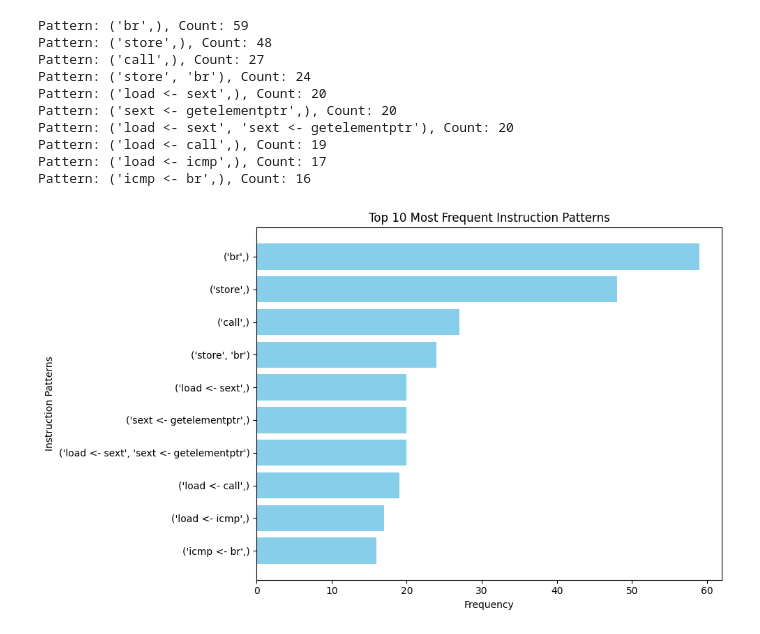
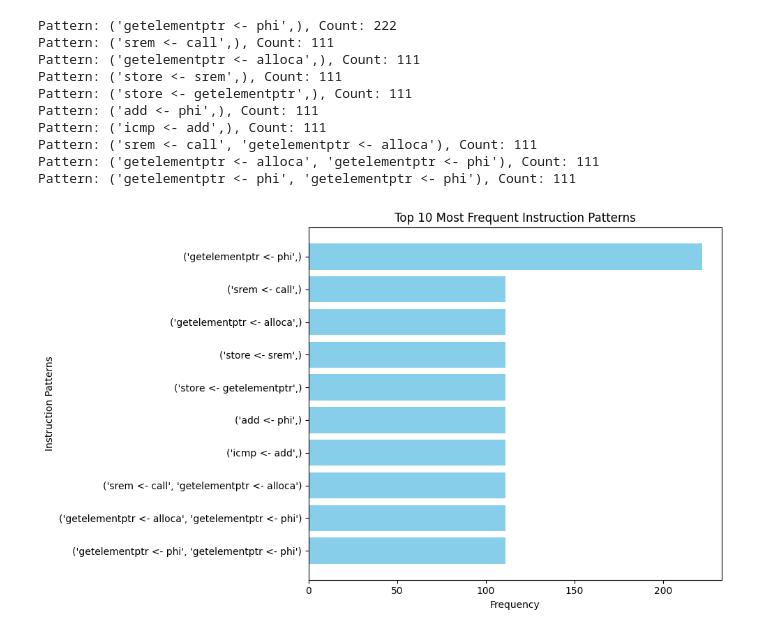
Before and after one commit to xyliganSereja/itmo_llvm_2024, a Jupyter notebook: LLVM_Pass/counter.ipynb, the cells around one changed output. Drawn from its saved outputs; the diff is of its cells as text; code cells hidden in the pictures.

```diff
--- a/LLVM_Pass/counter.ipynb
+++ b/LLVM_Pass/counter.ipynb
@@ -2,48 +2,48 @@
 from collections import Counter
 import matplotlib.pyplot as plt
 
-with open("IR_traice.txt", "r") as f:
+with open("log.txt", "r") as f:
     trace = [line.strip() for line in f]
 
 def create_patterns(trace, window_size):
     patterns = []
     for i in range(len(trace) - window_size + 1):
         pattern = tuple(trace[i:i+window_size])
         patterns.append(pattern)
     return patterns
 
 all_patterns = []
 for window_size in range(1, 6):
     all_patterns.extend(create_patterns(trace, window_size))
 
 
 pattern_counts = Counter(all_patterns)
 top_patterns = pattern_counts.most_common(10)
 for pattern, count in top_patterns:
     print(f"Pattern: {pattern}, Count: {count}")
 
 
 patterns = [str(pattern) for pattern, _ in top_patterns]
 counts = [count for _, count in top_patterns]
 
 
 plt.figure(figsize=(10, 6))
 plt.barh(patterns, counts, color='skyblue')
 plt.xlabel('Frequency')
 plt.ylabel('Instruction Patterns')
 plt.title('Top 10 Most Frequent Instruction Patterns')
 plt.gca().invert_yaxis()
 plt.tight_layout()
 plt.show()
 # %% [output]
-Pattern: ('br',), Count: 59
-Pattern: ('store',), Count: 48
-Pattern: ('call',), Count: 27
-Pattern: ('store', 'br'), Count: 24
-Pattern: ('load <- sext',), Count: 20
-Pattern: ('sext <- getelementptr',), Count: 20
-Pattern: ('load <- sext', 'sext <- getelementptr'), Count: 20
-Pattern: ('load <- call',), Count: 19
-Pattern: ('load <- icmp',), Count: 17
-Pattern: ('icmp <- br',), Count: 16
+Pattern: ('getelementptr <- phi',), Count: 222
+Pattern: ('srem <- call',), Count: 111
+Pattern: ('getelementptr <- alloca',), Count: 111
+Pattern: ('store <- srem',), Count: 111
+Pattern: ('store <- getelementptr',), Count: 111
+Pattern: ('add <- phi',), Count: 111
+Pattern: ('icmp <- add',), Count: 111
+Pattern: ('srem <- call', 'getelementptr <- alloca'), Count: 111
+Pattern: ('getelementptr <- alloca', 'getelementptr <- phi'), Count: 111
+Pattern: ('getelementptr <- phi', 'getelementptr <- phi'), Count: 111
-[figure, old version]
+[figure, new version]
```
Also changed, not shown: 9 other files.
